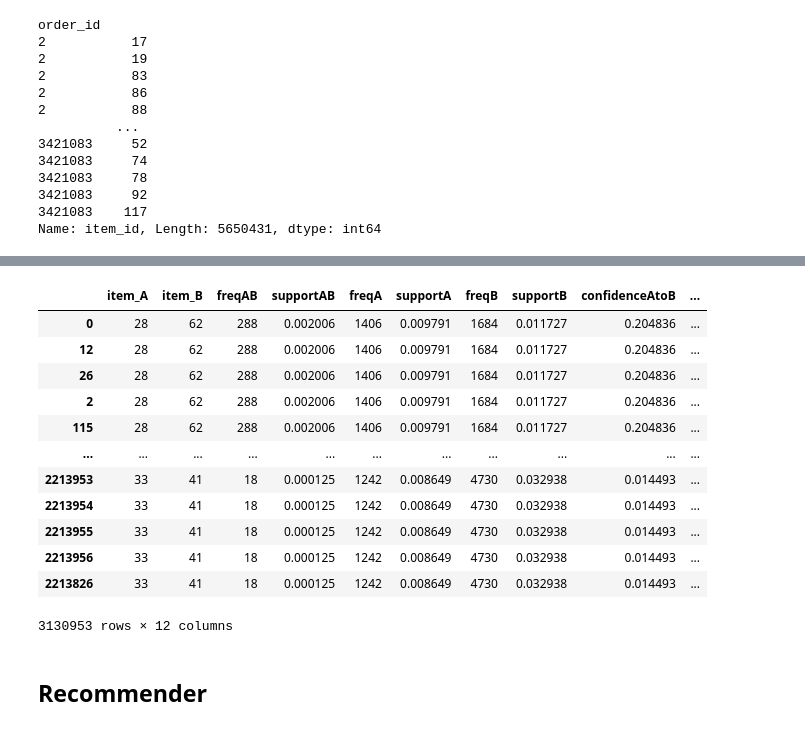
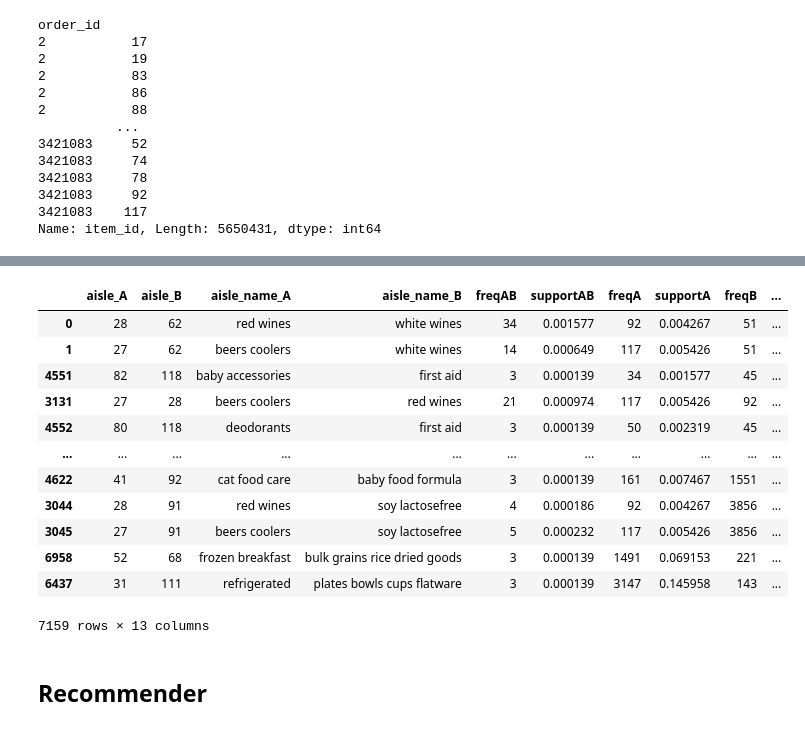
Before and after one commit to melodygr/grocery_recommendation, a Jupyter notebook: Market_Basket_Analysis.ipynb, the cells around one changed output, grey strips where cells are left out. Saved outputs shown, nothing was run; the diff lists cells and outputs as text; code cells hidden in the pictures.

```diff
--- a/Market_Basket_Analysis.ipynb
+++ b/Market_Basket_Analysis.ipynb
@@ -311,32 +400,20 @@ aisleB = products_desc[['aisle_id','aisle']].rename(columns = {'aisle_id':'item_
-# %%
-group_aisle_association_rules_dic[0]['aisle_name_B'] = list(map(lambda x: aisleB[aisleB['item_B']==x].iloc[0]['aisle_name_B'],
-                                                           group_aisle_association_rules_dic[0]['item_B']))
-# %%
-group_aisle_association_rules_dic[1]['aisle_name_B'] = list(map(lambda x: aisleB[aisleB['item_B']==x].iloc[0]['aisle_name_B'],
-                                                           group_aisle_association_rules_dic[1]['item_B']))
-# %%
-group_aisle_association_rules_dic[2]['aisle_name_B'] = list(map(lambda x: aisleB[aisleB['item_B']==x].iloc[0]['aisle_name_B'],
-                                                           group_aisle_association_rules_dic[2]['item_B']))
-# %%
-group_aisle_association_rules_dic[1] = group_aisle_association_rules_dic[2][['item_A','item_B','aisle_name_A', 'aisle_name_B','freqAB','supportAB','freqA',
-                                      'supportA','freqB','supportB','confidenceAtoB', 'confidenceBtoA','lift']]
 # %%
-x = group_aisle_association_rules_dic[3].sort_values('lift',ascending = False)
+x = group_aisle_association_rules_dic[0].sort_values('lift',ascending = False)
 x.sort_values('lift',ascending = False)
 # %% [output]
-|  | item_A | item_B | freqAB | supportAB | freqA | supportA | freqB | supportB | confidenceAtoB | ... |
-| 0 | 28 | 62 | 288 | 0.002006 | 1406 | 0.009791 | 1684 | 0.011727 | 0.204836 | ... |
-| 12 | 28 | 62 | 288 | 0.002006 | 1406 | 0.009791 | 1684 | 0.011727 | 0.204836 | ... |
-| 26 | 28 | 62 | 288 | 0.002006 | 1406 | 0.009791 | 1684 | 0.011727 | 0.204836 | ... |
-| 2 | 28 | 62 | 288 | 0.002006 | 1406 | 0.009791 | 1684 | 0.011727 | 0.204836 | ... |
-| 115 | 28 | 62 | 288 | 0.002006 | 1406 | 0.009791 | 1684 | 0.011727 | 0.204836 | ... |
+|  | aisle_A | aisle_B | aisle_name_A | aisle_name_B | freqAB | supportAB | freqA | supportA | freqB | ... |
+| 0 | 28 | 62 | red wines | white wines | 34 | 0.001577 | 92 | 0.004267 | 51 | ... |
+| 1 | 27 | 62 | beers coolers | white wines | 14 | 0.000649 | 117 | 0.005426 | 51 | ... |
+| 4551 | 82 | 118 | baby accessories | first aid | 3 | 0.000139 | 34 | 0.001577 | 45 | ... |
+| 3131 | 27 | 28 | beers coolers | red wines | 21 | 0.000974 | 117 | 0.005426 | 92 | ... |
+| 4552 | 80 | 118 | deodorants | first aid | 3 | 0.000139 | 50 | 0.002319 | 45 | ... |
 | ... | ... | ... | ... | ... | ... | ... | ... | ... | ... | ... |
-| 2213953 | 33 | 41 | 18 | 0.000125 | 1242 | 0.008649 | 4730 | 0.032938 | 0.014493 | ... |
-| 2213954 | 33 | 41 | 18 | 0.000125 | 1242 | 0.008649 | 4730 | 0.032938 | 0.014493 | ... |
-| 2213955 | 33 | 41 | 18 | 0.000125 | 1242 | 0.008649 | 4730 | 0.032938 | 0.014493 | ... |
-| 2213956 | 33 | 41 | 18 | 0.000125 | 1242 | 0.008649 | 4730 | 0.032938 | 0.014493 | ... |
-| 2213826 | 33 | 41 | 18 | 0.000125 | 1242 | 0.008649 | 4730 | 0.032938 | 0.014493 | ... |
+| 4622 | 41 | 92 | cat food care | baby food formula | 3 | 0.000139 | 161 | 0.007467 | 1551 | ... |
+| 3044 | 28 | 91 | red wines | soy lactosefree | 4 | 0.000186 | 92 | 0.004267 | 3856 | ... |
+| 3045 | 27 | 91 | beers coolers | soy lactosefree | 5 | 0.000232 | 117 | 0.005426 | 3856 | ... |
+| 6958 | 52 | 68 | frozen breakfast | bulk grains rice dried goods | 3 | 0.000139 | 1491 | 0.069153 | 221 | ... |
+| 6437 | 31 | 111 | refrigerated | plates bowls cups flatware | 3 | 0.000139 | 3147 | 0.145958 | 143 | ... |
-3130953 rows × 12 columns
+7159 rows × 13 columns
 # %% [markdown]
 ## Recommender
 # %%
```
Also changed, not shown: parts of 14 cells of this notebook.
